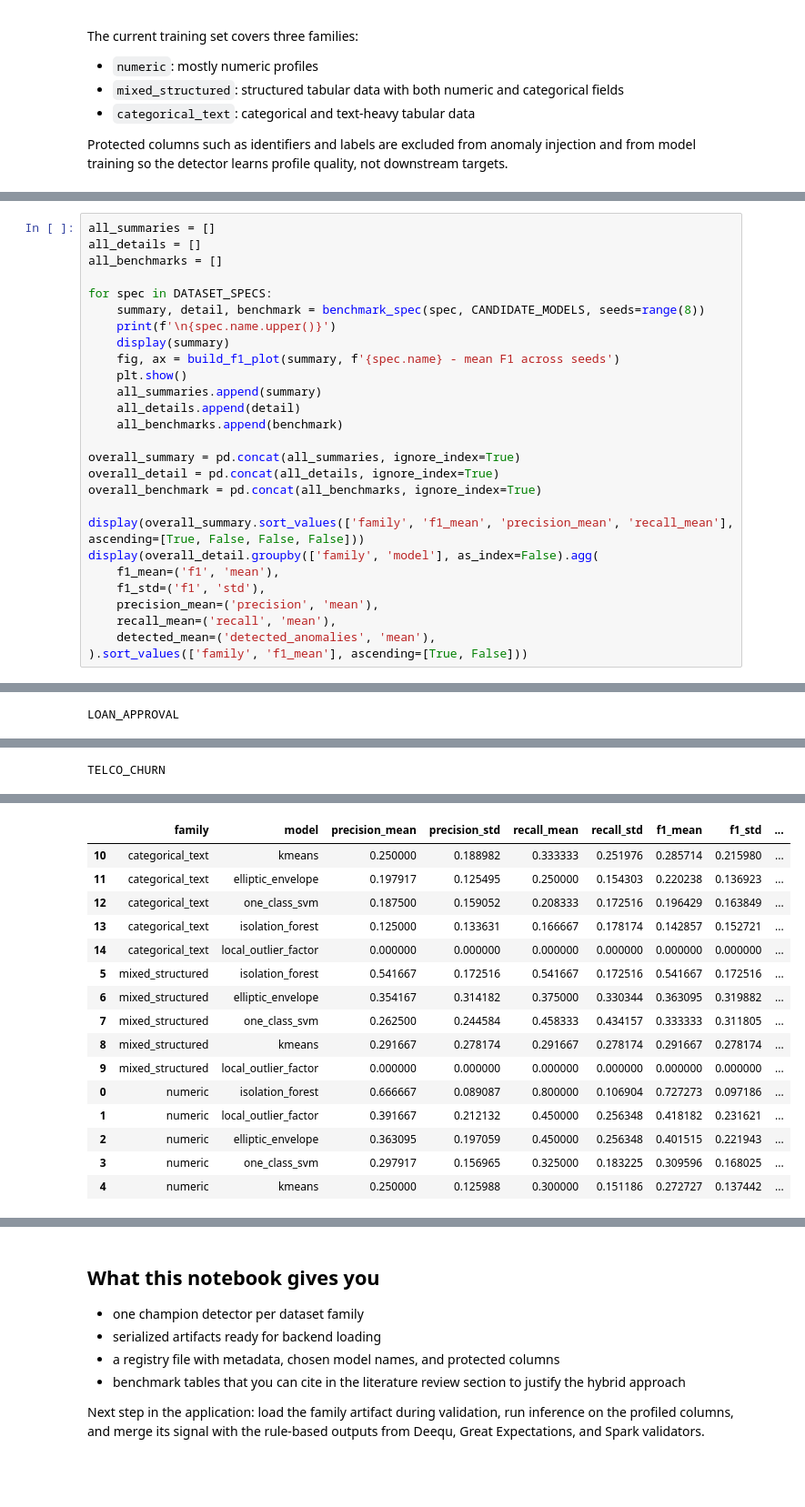
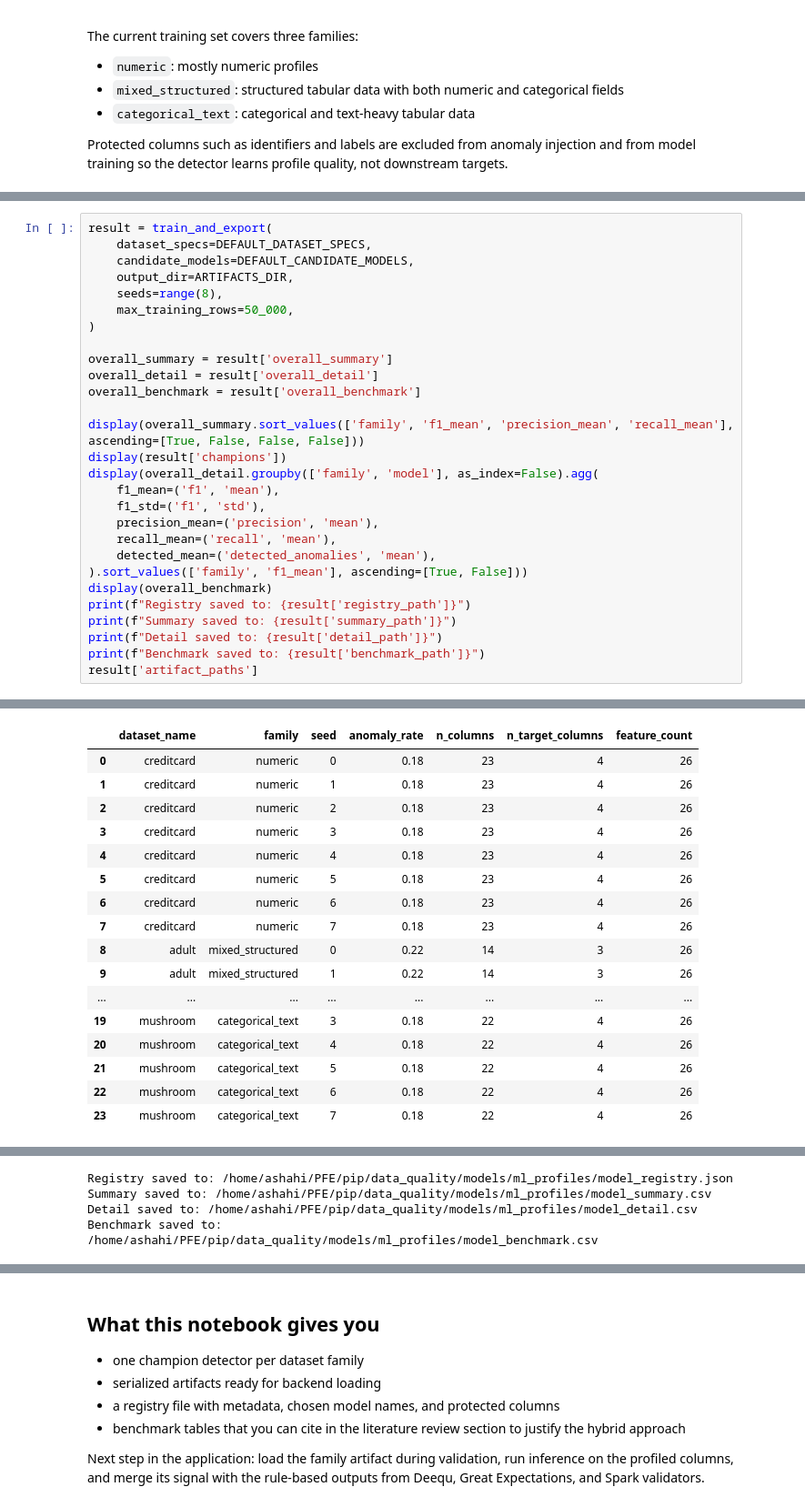
Before and after one commit to Ashahidat/PFE, a Jupyter notebook: pip/data_quality/notebooks/ml_profile_evaluation.ipynb, the cells around one changed output, grey strips where cells are left out. Shown at 91% size. Cells and saved outputs as stored; diff of their text form; blank space fills up the shorter version.

```diff
--- a/pip/data_quality/notebooks/ml_profile_evaluation.ipynb
+++ b/pip/data_quality/notebooks/ml_profile_evaluation.ipynb
@@ -84,23 +48,18 @@ DATASET_SPECS
 # %%
-all_summaries = []
-all_details = []
-all_benchmarks = []
+result = train_and_export(
+    dataset_specs=DEFAULT_DATASET_SPECS,
+    candidate_models=DEFAULT_CANDIDATE_MODELS,
+    output_dir=ARTIFACTS_DIR,
+    seeds=range(8),
+    max_training_rows=50_000,
+)
 
-for spec in DATASET_SPECS:
-    summary, detail, benchmark = benchmark_spec(spec, CANDIDATE_MODELS, seeds=range(8))
-    print(f'\n{spec.name.upper()}')
-    display(summary)
-    fig, ax = build_f1_plot(summary, f'{spec.name} - mean F1 across seeds')
-    plt.show()
-    all_summaries.append(summary)
-    all_details.append(detail)
-    all_benchmarks.append(benchmark)
-
-overall_summary = pd.concat(all_summaries, ignore_index=True)
-overall_detail = pd.concat(all_details, ignore_index=True)
-overall_benchmark = pd.concat(all_benchmarks, ignore_index=True)
+overall_summary = result['overall_summary']
+overall_detail = result['overall_detail']
+overall_benchmark = result['overall_benchmark']
 
 display(overall_summary.sort_values(['family', 'f1_mean', 'precision_mean', 'recall_mean'], ascending=[True, False, False, False]))
+display(result['champions'])
 display(overall_detail.groupby(['family', 'model'], as_index=False).agg(
     f1_mean=('f1', 'mean'),
     f1_std=('f1', 'std'),
@@ -108,4 +67,10 @@ display(overall_detail.groupby(['family', 'model'], as_index=False).agg(
     recall_mean=('recall', 'mean'),
     detected_mean=('detected_anomalies', 'mean'),
 ).sort_values(['family', 'f1_mean'], ascending=[True, False]))
+display(overall_benchmark)
+print(f"Registry saved to: {result['registry_path']}")
+print(f"Summary saved to: {result['summary_path']}")
+print(f"Detail saved to: {result['detail_path']}")
+print(f"Benchmark saved to: {result['benchmark_path']}")
+result['artifact_paths']
 # %% [output]
@@ -120,2 +98 @@ CREDITCARD
-LOAN_APPROVAL
 |  | family | model | precision_mean | precision_std | recall_mean | recall_std | f1_mean | f1_std | ... |
@@ -128 +101,0 @@ LOAN_APPROVAL
-TELCO_CHURN
@@ -136,16 +118,17 @@ TELCO_CHURN
-|  | family | model | precision_mean | precision_std | recall_mean | recall_std | f1_mean | f1_std | ... |
-| 10 | categorical_text | kmeans | 0.250000 | 0.188982 | 0.333333 | 0.251976 | 0.285714 | 0.215980 | ... |
-| 11 | categorical_text | elliptic_envelope | 0.197917 | 0.125495 | 0.250000 | 0.154303 | 0.220238 | 0.136923 | ... |
-| 12 | categorical_text | one_class_svm | 0.187500 | 0.159052 | 0.208333 | 0.172516 | 0.196429 | 0.163849 | ... |
-| 13 | categorical_text | isolation_forest | 0.125000 | 0.133631 | 0.166667 | 0.178174 | 0.142857 | 0.152721 | ... |
-| 14 | categorical_text | local_outlier_factor | 0.000000 | 0.000000 | 0.000000 | 0.000000 | 0.000000 | 0.000000 | ... |
-| 5 | mixed_structured | isolation_forest | 0.541667 | 0.172516 | 0.541667 | 0.172516 | 0.541667 | 0.172516 | ... |
-| 6 | mixed_structured | elliptic_envelope | 0.354167 | 0.314182 | 0.375000 | 0.330344 | 0.363095 | 0.319882 | ... |
-| 7 | mixed_structured | one_class_svm | 0.262500 | 0.244584 | 0.458333 | 0.434157 | 0.333333 | 0.311805 | ... |
-| 8 | mixed_structured | kmeans | 0.291667 | 0.278174 | 0.291667 | 0.278174 | 0.291667 | 0.278174 | ... |
-| 9 | mixed_structured | local_outlier_factor | 0.000000 | 0.000000 | 0.000000 | 0.000000 | 0.000000 | 0.000000 | ... |
-| 0 | numeric | isolation_forest | 0.666667 | 0.089087 | 0.800000 | 0.106904 | 0.727273 | 0.097186 | ... |
-| 1 | numeric | local_outlier_factor | 0.391667 | 0.212132 | 0.450000 | 0.256348 | 0.418182 | 0.231621 | ... |
-| 2 | numeric | elliptic_envelope | 0.363095 | 0.197059 | 0.450000 | 0.256348 | 0.401515 | 0.221943 | ... |
-| 3 | numeric | one_class_svm | 0.297917 | 0.156965 | 0.325000 | 0.183225 | 0.309596 | 0.168025 | ... |
-| 4 | numeric | kmeans | 0.250000 | 0.125988 | 0.300000 | 0.151186 | 0.272727 | 0.137442 | ... |
+|  | dataset_name | family | seed | anomaly_rate | n_columns | n_target_columns | feature_count |
+| 0 | creditcard | numeric | 0 | 0.18 | 23 | 4 | 26 |
+| 1 | creditcard | numeric | 1 | 0.18 | 23 | 4 | 26 |
+| 2 | creditcard | numeric | 2 | 0.18 | 23 | 4 | 26 |
+| 3 | creditcard | numeric | 3 | 0.18 | 23 | 4 | 26 |
+| 4 | creditcard | numeric | 4 | 0.18 | 23 | 4 | 26 |
+| 5 | creditcard | numeric | 5 | 0.18 | 23 | 4 | 26 |
+| 6 | creditcard | numeric | 6 | 0.18 | 23 | 4 | 26 |
+| 7 | creditcard | numeric | 7 | 0.18 | 23 | 4 | 26 |
+| 8 | adult | mixed_structured | 0 | 0.22 | 14 | 3 | 26 |
+| 9 | adult | mixed_structured | 1 | 0.22 | 14 | 3 | 26 |
+| ... | ... | ... | ... | ... | ... | ... | ... |
+| 19 | mushroom | categorical_text | 3 | 0.18 | 22 | 4 | 26 |
+| 20 | mushroom | categorical_text | 4 | 0.18 | 22 | 4 | 26 |
+| 21 | mushroom | categorical_text | 5 | 0.18 | 22 | 4 | 26 |
+| 22 | mushroom | categorical_text | 6 | 0.18 | 22 | 4 | 26 |
+| 23 | mushroom | categorical_text | 7 | 0.18 | 22 | 4 | 26 |
@@ -167,0 +135,4 @@ TELCO_CHURN
+Registry saved to: /home/ashahi/PFE/pip/data_quality/models/ml_profiles/model_registry.json
+Summary saved to: /home/ashahi/PFE/pip/data_quality/models/ml_profiles/model_summary.csv
+Detail saved to: /home/ashahi/PFE/pip/data_quality/models/ml_profiles/model_detail.csv
+Benchmark saved to: /home/ashahi/PFE/pip/data_quality/models/ml_profiles/model_benchmark.csv
```
Also changed, not shown: parts of 6 cells of this notebook, 41 other files.
